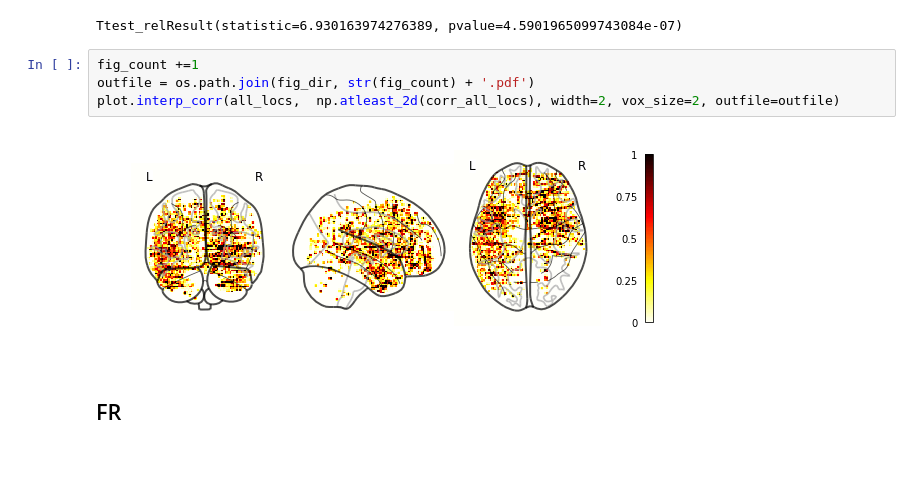
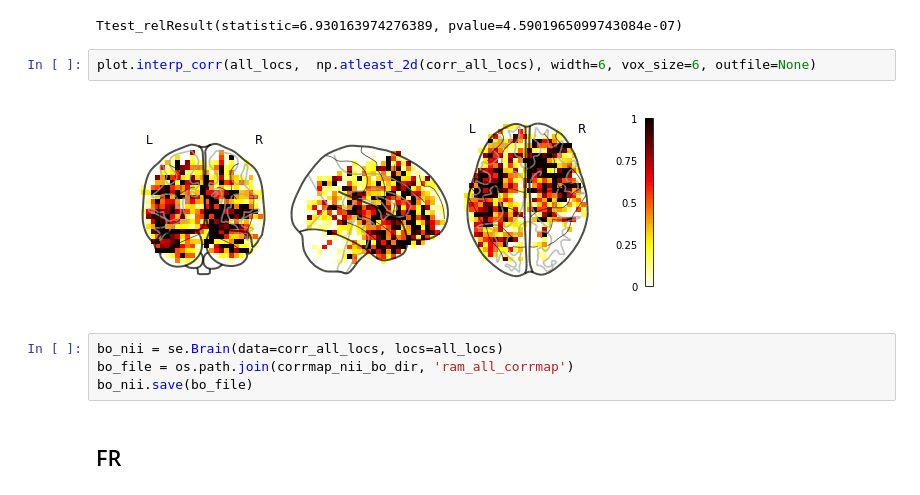
Before and after one commit to ContextLab/supereeg_paper, a Jupyter notebook: code/notebooks/corrmap.ipynb, the cells around one changed output. Cells and saved outputs as stored; diff of their text form; blank space fills up the shorter version.

Commit message:
reworked compile_csvs and corrmap notebooks

```diff
--- a/code/notebooks/corrmap.ipynb
+++ b/code/notebooks/corrmap.ipynb
@@ -164,11 +256,13 @@ t_stat_group
 # %% [output]
 Ttest_relResult(statistic=6.930163974276389, pvalue=4.5901965099743084e-07)
 # %%
-fig_count +=1
-outfile = os.path.join(fig_dir, str(fig_count) + '.pdf')
-plot.interp_corr(all_locs,  np.atleast_2d(corr_all_locs), width=2, vox_size=2, outfile=outfile)
+plot.interp_corr(all_locs,  np.atleast_2d(corr_all_locs), width=6, vox_size=6, outfile=None)
 # %% [output]
-[figure, old version]
+[figure, new version]
+# %%
+bo_nii = se.Brain(data=corr_all_locs, locs=all_locs)
+bo_file = os.path.join(corrmap_nii_bo_dir, 'ram_all_corrmap')
+bo_nii.save(bo_file)
 # %% [markdown]
 ## FR
 # %%
```
Also changed, not shown: parts of 48 cells of this notebook, 27 other files.
